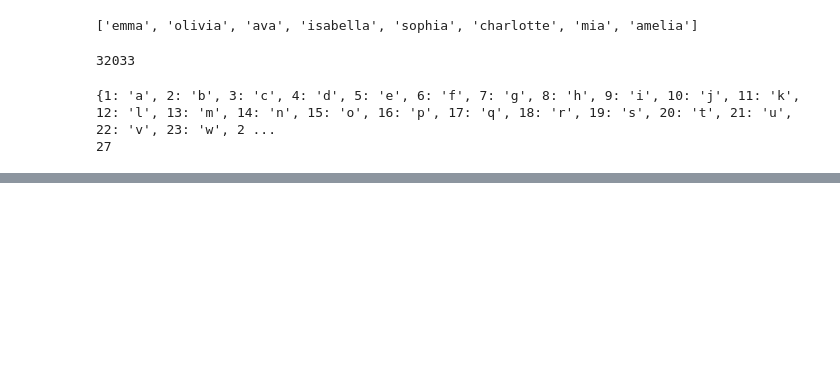
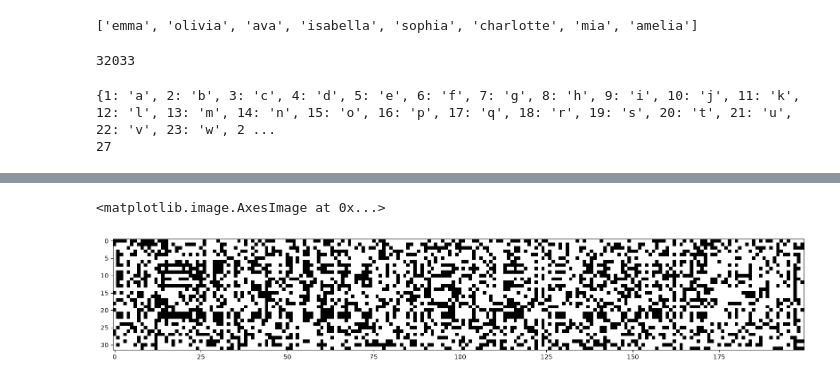
Before and after one commit to ssundarraj/nn-zth, a Jupyter notebook: makemore/makemore3.ipynb, the cells around one changed output, grey strips where cells are left out. Cells and saved outputs as stored; diff of their text form; code cells hidden in the pictures; blank space fills up the shorter version.

```diff
--- a/makemore/makemore3.ipynb
+++ b/makemore/makemore3.ipynb
@@ -109,3 +152,18 @@ plt.plot(lossi)
+# %%
+# See (4)
+# Calibrate BatchNorm at the end of training
+# This is calculating after training, but we can do it while training too. See above
+
+with torch.no_grad():
+    # pass the training set through
+    emb = C[Xtr]
+    embcat = emb.view(emb.shape[0], -1)
+    hpreact = embcat @ W1 + b1
+
+    # measure the mean/std over the entire training set
+    bnmean = hpreact.mean(0, keepdim=True)
+    bnstd = hpreact.std(0, keepdim=True)
+# print(bnmean, '\n', bnmean_running, '\n',  bnstd, '\n', bnstd_running) # means, stds roughly equal
 # %%
 @torch.no_grad()  # this decorator disables gradient tracking
 def split_loss(split):
@@ -129,0 +334,50 @@ val 2.1697638034820557
+# %%
+'''
+(2) cont'd
+for each 32 examples, we see 200 hidden neurons
+we see a lot of white => lot of active tanh neurons that are in the flat tail
+  i.e. backward gradient destroyed
+
+if any of the 200 neurons have the entire col white => dead neuron
+  initialization of weights and biases could be such that no example activates it
+  it will never learn aka dead neuron
+
+we don't see any completely white columns
+
+same will be true for other squashing activations like sigmoid, relu
+
+dead neurons can happen at init but also during training if the learning rate is very high
+
+how to fix?
+we want hpreact to be close to 0 similar to (1)
+
+
+----
+from llm:
+ h has shape:
+
+  (batch size, number of hidden neurons)
+  = (32, 200)
+
+  So the plot is 2D because it turns that matrix into an image:
+
+  - Each row = one training example from the 32-example minibatch.
+  - Each column = one of the 200 hidden neurons.
+  - Each pixel answers: “Was this neuron saturated for this example?”
+
+  The plotted expression is:
+
+  h.abs() > 0.99
+
+  Since h = tanh(hpreact), values near -1 or +1 are in tanh’s flat/saturated region. There, its gradient is near zero, so learning through that neuron
+  becomes difficult.
+
+  checking whether too many activations are saturated. A few is fine; entire columns saturated across nearly every row indicate unhealthy
+  initialization/training. The image has no spatial meaning—it is just a compact view of “examples × neurons.”
+'''
+# Run after training before sampling
+plt.figure(figsize=(20,10))
+plt.imshow(h.abs() > 0.99, cmap='gray', interpolation='nearest')
+# %% [output]
+<matplotlib.image.AxesImage at 0x...>
+[figure, added]
```
Also changed, not shown: parts of 15 cells of this notebook.
